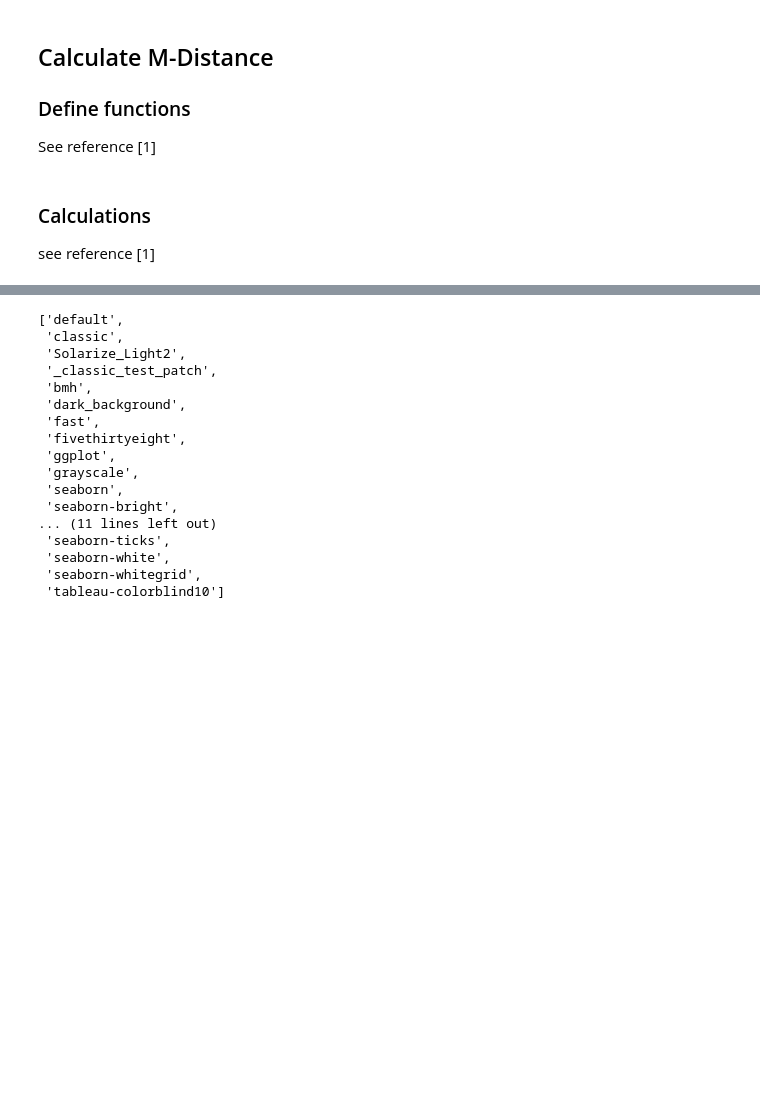
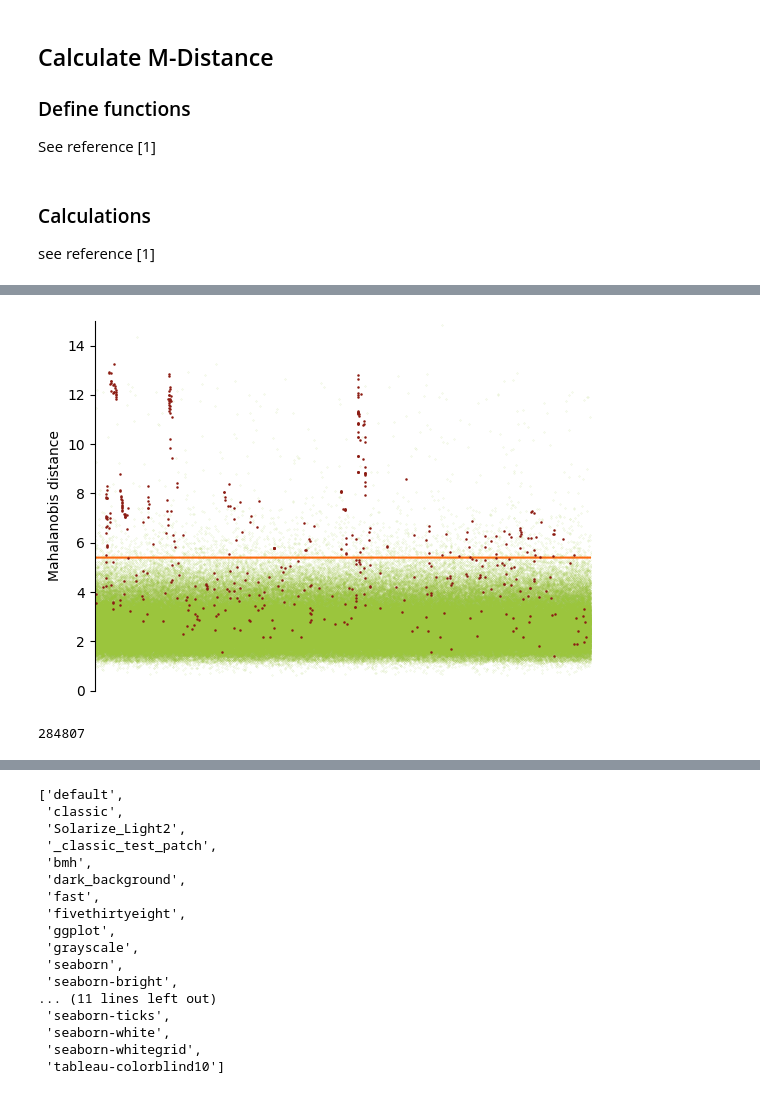
Before and after one commit to vivienneprince/ML-Proj, a Jupyter notebook: PCA_Demo.ipynb, the cells around one changed output, grey strips where cells are left out. Cells and saved outputs as stored; diff of their text form; code cells hidden in the pictures; blank space fills up the shorter version.

```diff
--- a/PCA_Demo.ipynb
+++ b/PCA_Demo.ipynb
@@ -177,6 +177,8 @@ anomaly_train['Thresh'] = threshold
 # If Mob dist above threshold: Flag as anomaly
 anomaly_train['Anomaly'] = anomaly_train['Mob dist'] > anomaly_train['Thresh']
 anomaly_train.index = X_train_PCA.index
+anomaly_train['Class'] = 0
+
 anomaly = pd.DataFrame()
 anomaly['Mob dist']= dist_test
 anomaly['Thresh'] = threshold
@@ -184,22 +186,16 @@ anomaly['Thresh'] = threshold
 # If Mob dist above threshold: Flag as anomaly
 anomaly['Anomaly'] = anomaly['Mob dist'] > anomaly['Thresh']
 anomaly.index = X_test_PCA.index
+anomaly['Class'] = 1
 anomaly.head()
+
 
 # Resulting dataframe for the test data
 # Based on the calculated statistics, any distance above the threshold value will be flagged as an anomaly.
 # We can now merge the data in a single dataframe and save it as a .csv file:
 anomaly_alldata = pd.concat([anomaly_train, anomaly])
 orig_alldata = pd.concat([dataset_train, dataset_test])
-anomaly_alldata['Class'] = orig_alldata['class']
 anomaly_alldata['Correct'] = orig_alldata['class']==anomaly_alldata['Anomaly']
 anomaly_alldata.to_csv('Anomaly_distance.csv')
-
-# Verifying PCA model on test data:
-# We can now plot the calculated anomaly metric (Mob dist), and check when it crosses the anomaly threshold (note the logarithmic y-axis).
-plt.figure()
-anomaly_alldata.drop(['Correct','Class'], axis=1).plot(logy=True, figsize = (10,6), ylim = [1e-1,1e2])
-anomaly_alldata[anomaly_alldata['Class']==1 ].drop(['Correct','Class'], axis=1).plot(logy=True, figsize = (10,6), ylim = [1e-1,1e2])
-anomaly_alldata[anomaly_alldata['Class']==0 ].drop(['Correct','Class'], axis=1).plot(logy=True, figsize = (10,6), ylim = [1e-1,1e2])
 # %% [output]
 5.394026947049061
@@ -212,0 +204,28 @@ anomaly_alldata[anomaly_alldata['Class']==0 ].drop(['Correct','Class'], axis=1).
+# %%
+# Verifying PCA model on test data:
+# We can now plot the calculated anomaly metric (Mob dist), and check when it crosses the anomaly threshold (note the logarithmic y-axis).
+ind = np.arange(len(anomaly_alldata['Thresh']))
+anomaly_alldata = anomaly_alldata.sample(frac=1)
+
+ax = plt.subplot(111)
+
+ax.plot(ind, anomaly_alldata['Mob dist'], marker = 'o', linewidth=0, markersize = 0.2, color = '#9BC53D', alpha=0.4)
+ax.plot(ind, anomaly_alldata['Thresh'], color = '#FC6A0F')
+ax.plot(anomaly_alldata[anomaly_alldata['Class']==1]['Mob dist'], color = "#8C1C13", marker = 'o', markersize = 0.8, linewidth=0)
+
+plt.ylim(0,15.0)
+plt.xlim(0,284300)
+ax.spines['right'].set_visible(False)
+ax.spines['top'].set_visible(False)
+ax.spines['bottom'].set_visible(False)
+ax.axes.get_xaxis().set_visible(False)
+plt.ylabel('Mahalanobis distance')
+
+plt.savefig("PCA_fig", dpi = 10**3, transparent=False)
+plt.show()
+# %% [output]
+[figure, added]
+# %%
+len(dataset['class'])
+# %% [output]
+284807
```
Also changed, not shown: parts of 2 cells of this notebook, 5 other files.
